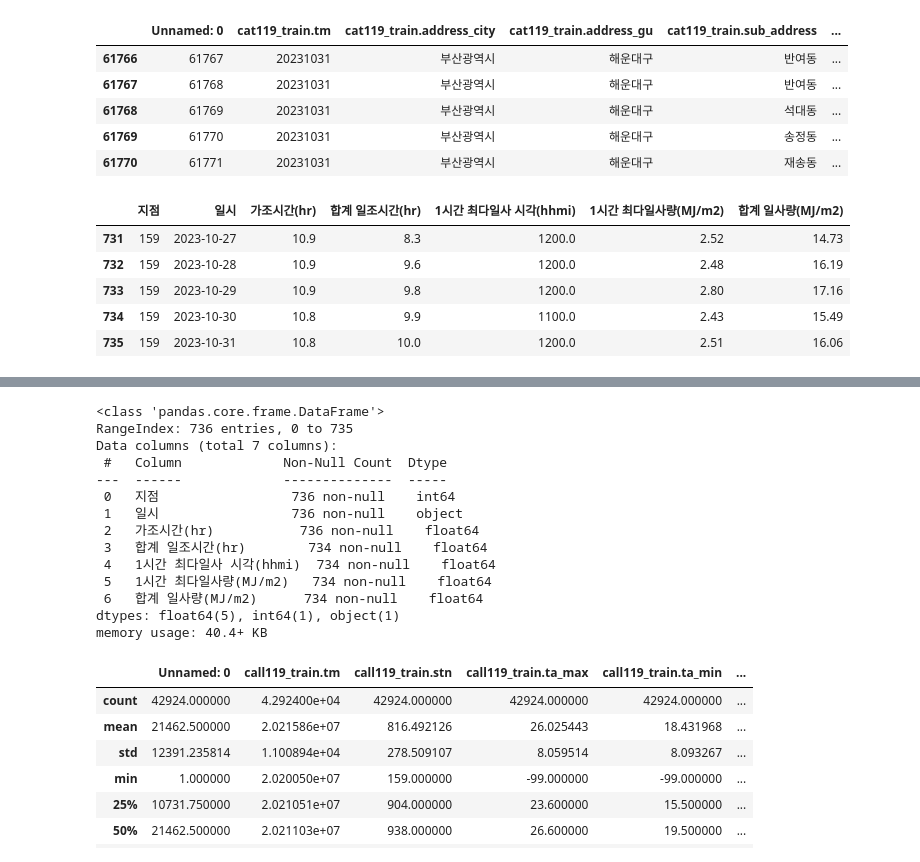
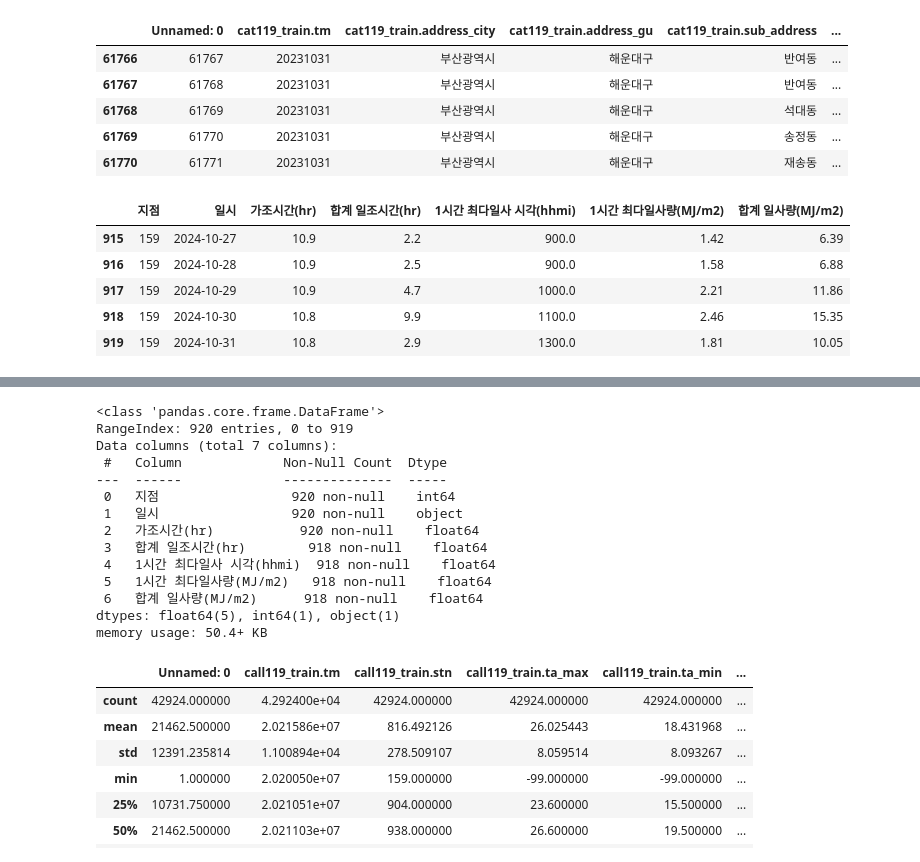
Before and after one commit to MK00098/Weather_Project, a Jupyter notebook: EDA_eungji.ipynb, the cells around one changed output, grey strips where cells are left out. Saved outputs shown, nothing was run; the diff lists cells and outputs as text; code cells hidden in the pictures.

```diff
--- a/EDA_eungji.ipynb
+++ b/EDA_eungji.ipynb
@@ -3,15 +3,12 @@
 # %%
 import pandas as pd
 
-# CSV 파일 경로 지정
-call119_path = './call119_train.csv'
-cat119_path = './cat119_train.csv'
-solar_path = './solar_data.csv'
-
 # CSV 파일 읽기
-call119_df = pd.read_csv(call119_path)
-cat119_df = pd.read_csv(cat119_path)
-solar_df = pd.read_csv(solar_path, encoding='cp949')
+call119 = pd.read_csv('call119_train.csv')
+cat119 = pd.read_csv('cat119_train.csv')
+test_call119 = pd.read_csv('test_call119.csv', encoding='cp949')
+test_cat119 = pd.read_csv('test_cat119.csv', encoding='cp949')
+solar = pd.read_csv('solar_data.csv', encoding='cp949')
 # %%
 # 데이터 확인
 print("call119_train.csv")
@@ -80,13 +77,13 @@ cat119_df.tail()
 | 61769 | 61770 | 20231031 | 부산광역시 | 해운대구 | 송정동 | ... |
 | 61770 | 61771 | 20231031 | 부산광역시 | 해운대구 | 재송동 | ... |
 # %%
-solar_df.tail()
+solar.tail()
 # %% [output]
 |  | 지점 | 일시 | 가조시간(hr) | 합계 일조시간(hr) | 1시간 최다일사 시각(hhmi) | 1시간 최다일사량(MJ/m2) | 합계 일사량(MJ/m2) |
-| 731 | 159 | 2023-10-27 | 10.9 | 8.3 | 1200.0 | 2.52 | 14.73 |
-| 732 | 159 | 2023-10-28 | 10.9 | 9.6 | 1200.0 | 2.48 | 16.19 |
-| 733 | 159 | 2023-10-29 | 10.9 | 9.8 | 1200.0 | 2.80 | 17.16 |
-| 734 | 159 | 2023-10-30 | 10.8 | 9.9 | 1100.0 | 2.43 | 15.49 |
-| 735 | 159 | 2023-10-31 | 10.8 | 10.0 | 1200.0 | 2.51 | 16.06 |
+| 915 | 159 | 2024-10-27 | 10.9 | 2.2 | 900.0 | 1.42 | 6.39 |
+| 916 | 159 | 2024-10-28 | 10.9 | 2.5 | 900.0 | 1.58 | 6.88 |
+| 917 | 159 | 2024-10-29 | 10.9 | 4.7 | 1000.0 | 2.21 | 11.86 |
+| 918 | 159 | 2024-10-30 | 10.8 | 9.9 | 1100.0 | 2.46 | 15.35 |
+| 919 | 159 | 2024-10-31 | 10.8 | 2.9 | 1300.0 | 1.81 | 10.05 |
 # %%
 # Info
@@ -129,21 +126,21 @@ Data columns (total 9 columns):
 dtypes: int64(4), object(5)
 memory usage: 4.2+ MB
 # %%
-solar_df.info()
+solar.info()
 # %% [output]
 <class 'pandas.core.frame.DataFrame'>
-RangeIndex: 736 entries, 0 to 735
+RangeIndex: 920 entries, 0 to 919
 Data columns (total 7 columns):
  #   Column             Non-Null Count  Dtype
 ---  ------             --------------  -----
- 0   지점                 736 non-null    int64
- 1   일시                 736 non-null    object
- 2   가조시간(hr)           736 non-null    float64
- 3   합계 일조시간(hr)        734 non-null    float64
- 4   1시간 최다일사 시각(hhmi)  734 non-null    float64
- 5   1시간 최다일사량(MJ/m2)   734 non-null    float64
- 6   합계 일사량(MJ/m2)      734 non-null    float64
+ 0   지점                 920 non-null    int64
+ 1   일시                 920 non-null    object
+ 2   가조시간(hr)           920 non-null    float64
+ 3   합계 일조시간(hr)        918 non-null    float64
+ 4   1시간 최다일사 시각(hhmi)  918 non-null    float64
+ 5   1시간 최다일사량(MJ/m2)   918 non-null    float64
+ 6   합계 일사량(MJ/m2)      918 non-null    float64
 dtypes: float64(5), int64(1), object(1)
-memory usage: 40.4+ KB
+memory usage: 50.4+ KB
 # %%
 # Describe
```
Also changed, not shown: parts of 44 cells of this notebook.
